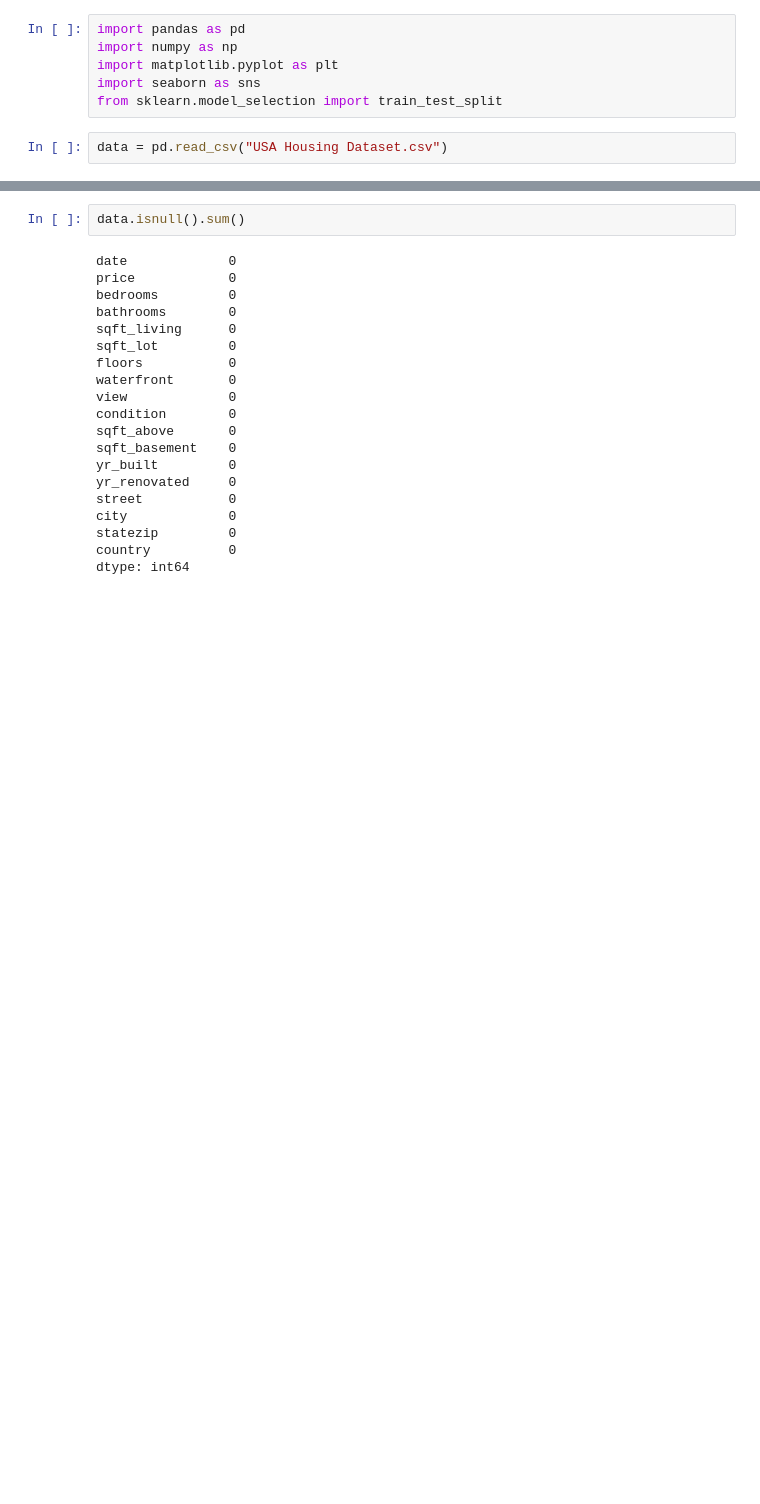
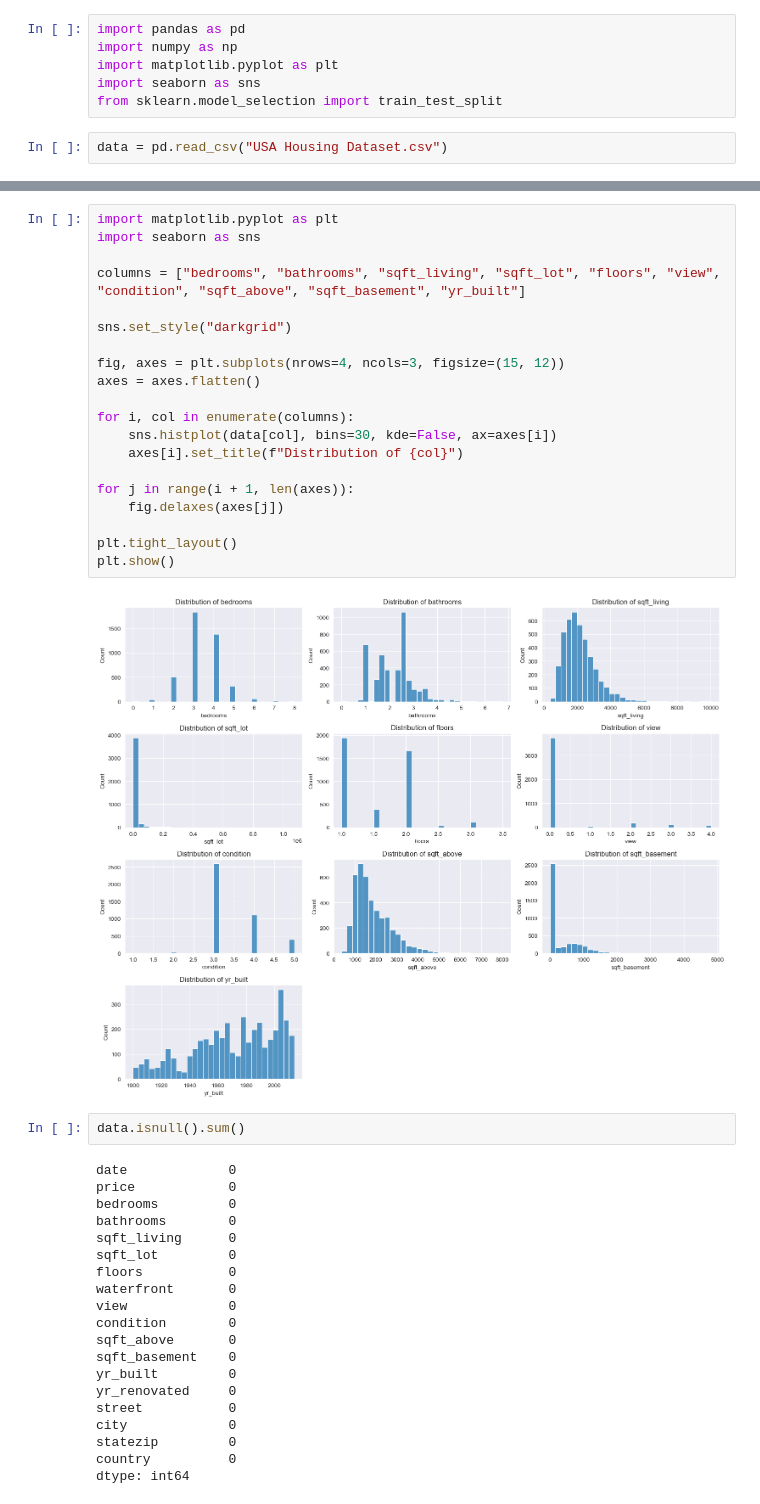
Before and after one commit to BigZielina/BigDataKurwaJegoMac, a Jupyter notebook: spark_data_cleaning.ipynb, the cells around one changed output, grey strips where cells are left out. Drawn from its saved outputs; the diff is of its cells as text; blank space fills up the shorter version.

```diff
--- a/spark_data_cleaning.ipynb
+++ b/spark_data_cleaning.ipynb
@@ -32,6 +32,28 @@ data.describe()
 | 50% | 4.600000e+05 | 3.000000 | 2.250000 | 1980.000000 | 7.676000e+03 | 1.500000 | 0.000000 | 0.000000 | 3.000000 | ... |
 | 75% | 6.591250e+05 | 4.000000 | 2.500000 | 2620.000000 | 1.100000e+04 | 2.000000 | 0.000000 | 0.000000 | 4.000000 | ... |
 | max | 2.659000e+07 | 8.000000 | 6.750000 | 10040.000000 | 1.074218e+06 | 3.500000 | 1.000000 | 4.000000 | 5.000000 | ... |
+# %%
+import matplotlib.pyplot as plt
+import seaborn as sns
+
+columns = ["bedrooms", "bathrooms", "sqft_living", "sqft_lot", "floors", "view", "condition", "sqft_above", "sqft_basement", "yr_built"]
+
+sns.set_style("darkgrid")
+
+fig, axes = plt.subplots(nrows=4, ncols=3, figsize=(15, 12))
+axes = axes.flatten()
+
+for i, col in enumerate(columns):
+    sns.histplot(data[col], bins=30, kde=False, ax=axes[i])
+    axes[i].set_title(f"Distribution of {col}")
+
+for j in range(i + 1, len(axes)):
+    fig.delaxes(axes[j])
+
+plt.tight_layout()
+plt.show()
+# %% [output]
+[figure, added]
 # %%
 data.isnull().sum()
 # %% [output]
```
Also changed, not shown: parts of 12 cells of this notebook, 1 other file.
